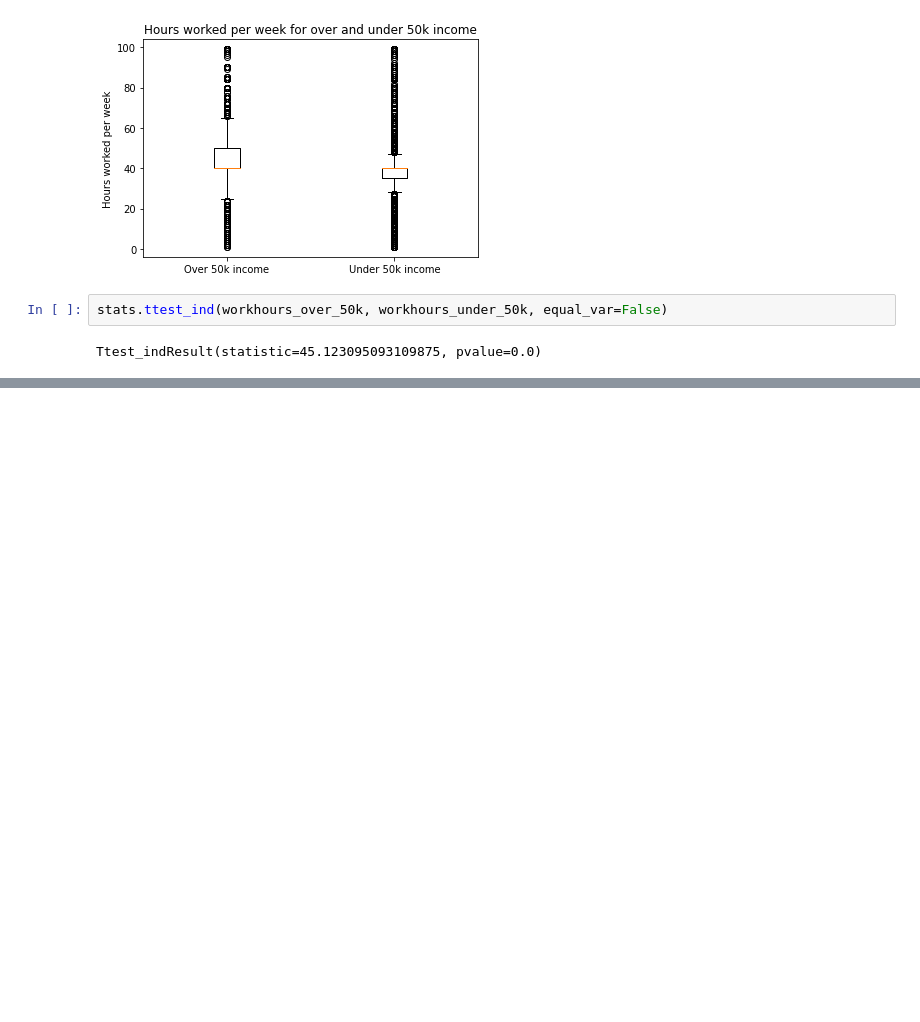
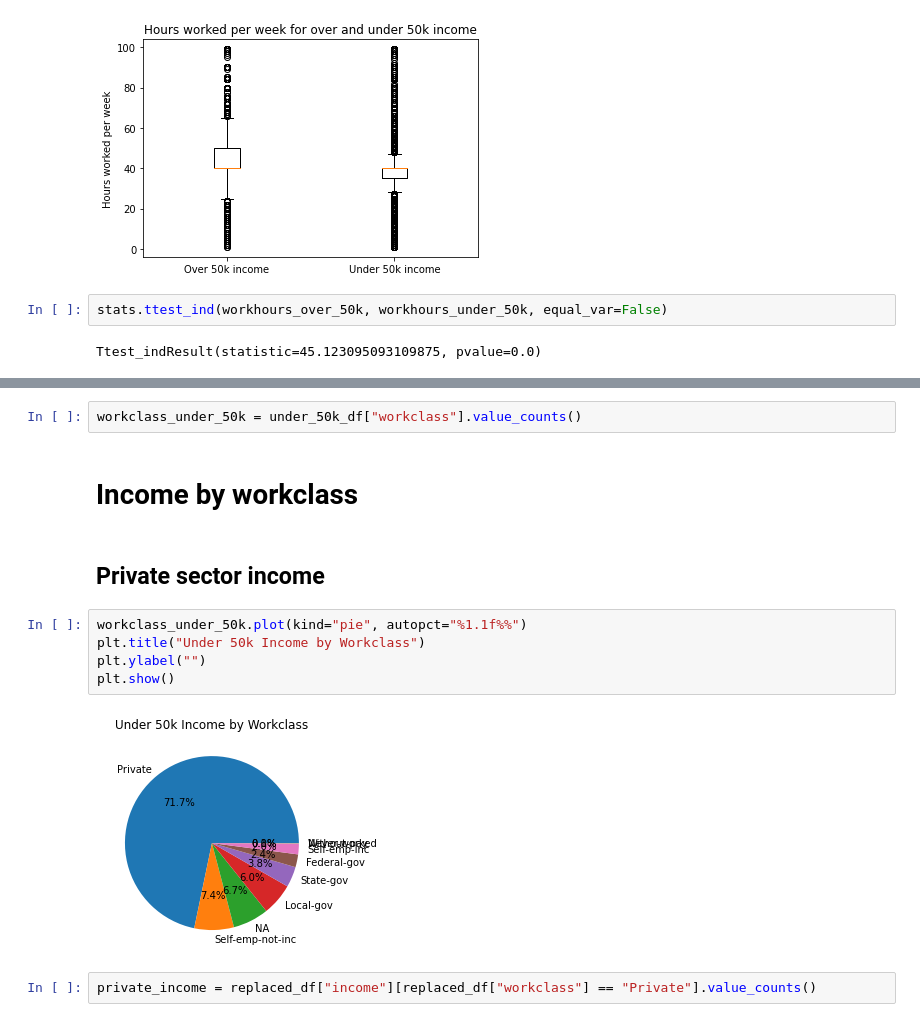
Before and after one commit to markerickson314/project-one, a Jupyter notebook: Mark.ipynb, the cells around one changed output, grey strips where cells are left out. Drawn from its saved outputs; the diff is of its cells as text; blank space fills up the shorter version.

```diff
--- a/Mark.ipynb
+++ b/Mark.ipynb
@@ -207,0 +272,15 @@ Ttest_indResult(statistic=45.123095093109875, pvalue=0.0)
+# %%
+workclass_under_50k = under_50k_df["workclass"].value_counts()
+# %% [markdown]
+# Income by workclass
+# %% [markdown]
+## Private sector income
+# %%
+workclass_under_50k.plot(kind="pie", autopct="%1.1f%%")
+plt.title("Under 50k Income by Workclass")
+plt.ylabel("")
+plt.show()
+# %% [output]
+[figure, added]
+# %%
+private_income = replaced_df["income"][replaced_df["workclass"] == "Private"].value_counts()
```
Also changed, not shown: parts of 25 cells of this notebook.
